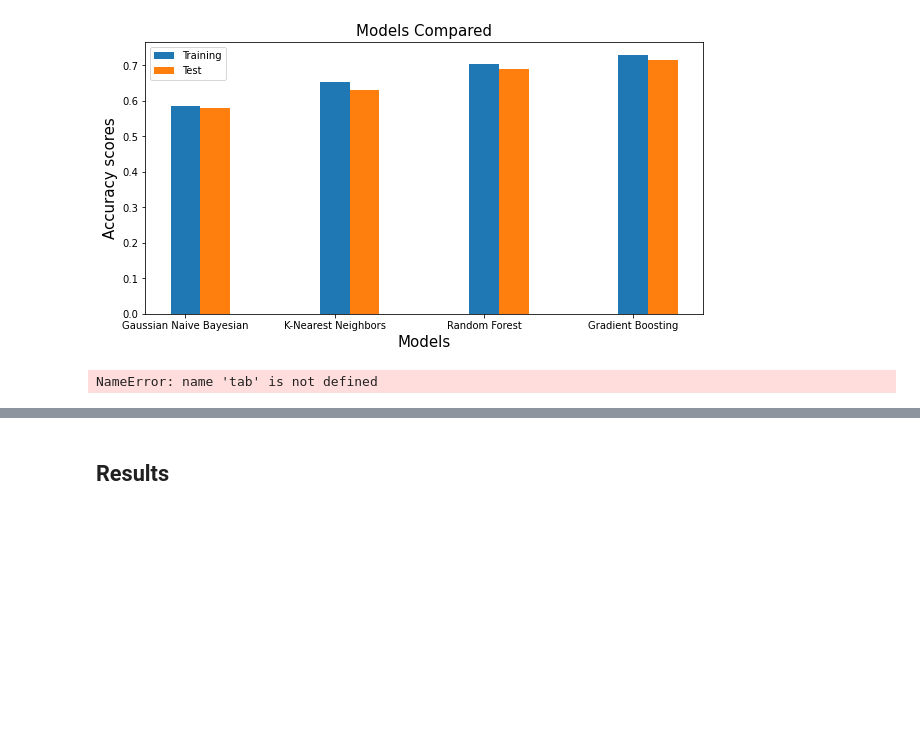
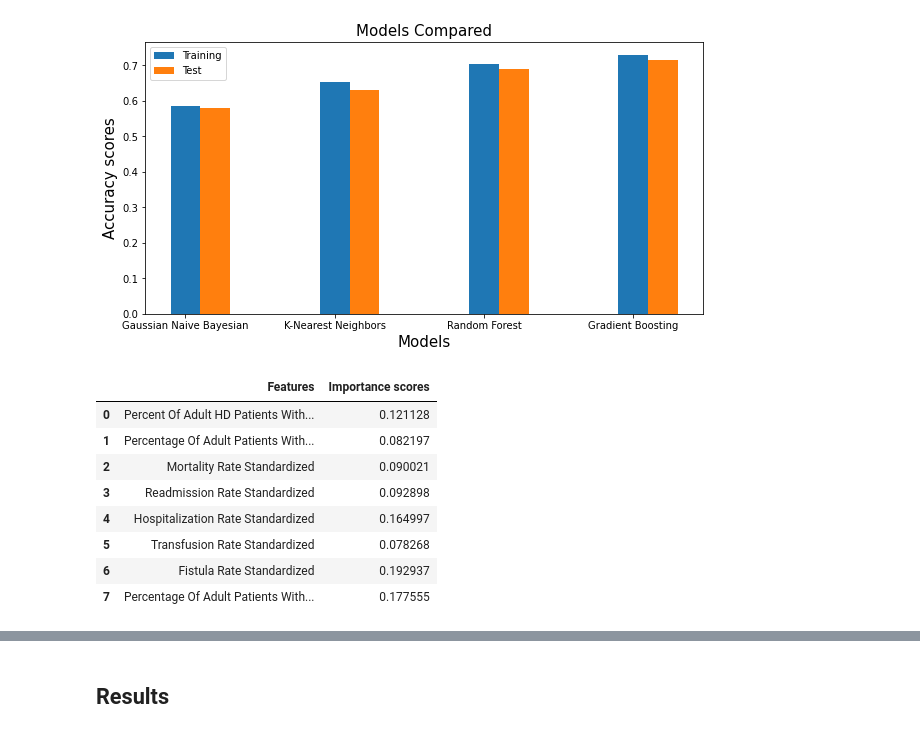
Before and after one commit to nicholehartz/Capstone2, a Jupyter notebook: Capstone 2 - Dialysis - Modeling.ipynb, the cells around one changed output, grey strips where cells are left out. Cells and saved outputs as stored; diff of their text form; code cells hidden in the pictures; blank space fills up the shorter version.

```diff
--- a/Capstone 2 - Dialysis - Modeling.ipynb
+++ b/Capstone 2 - Dialysis - Modeling.ipynb
@@ -386,11 +386,19 @@ plt.show()
 # %%
 # Rank feature importance
 features = X
 importances = list(gb_best.feature_importances_)
 importances_sorted = np.sort(importances)
 importance_table = pd.DataFrame(list(zip(X, importances)),columns =['Features', 'Importance scores'])
-print(importance_t)
+importance_table
 # %% [output]
-NameError: name 'tab' is not defined
+|  | Features | Importance scores |
+| 0 | Percent Of Adult HD Patients With... | 0.121128 |
+| 1 | Percentage Of Adult Patients With... | 0.082197 |
+| 2 | Mortality Rate Standardized | 0.090021 |
+| 3 | Readmission Rate Standardized | 0.092898 |
+| 4 | Hospitalization Rate Standardized | 0.164997 |
+| 5 | Transfusion Rate Standardized | 0.078268 |
+| 6 | Fistula Rate Standardized | 0.192937 |
+| 7 | Percentage Of Adult Patients With... | 0.177555 |
 # %%
 # Bar graph of feature importance
```
Also changed, not shown: parts of 2 cells of this notebook.
